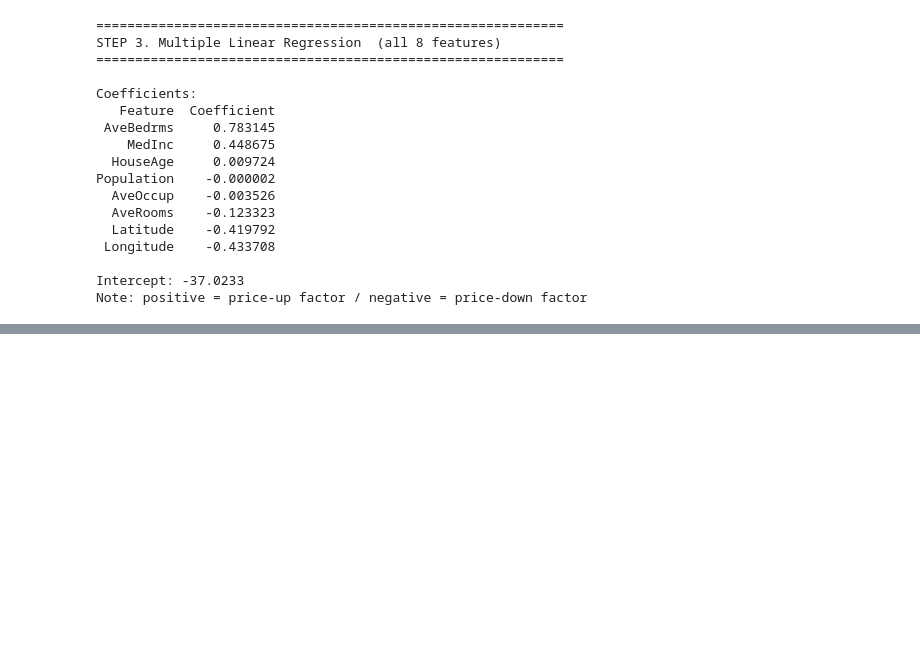
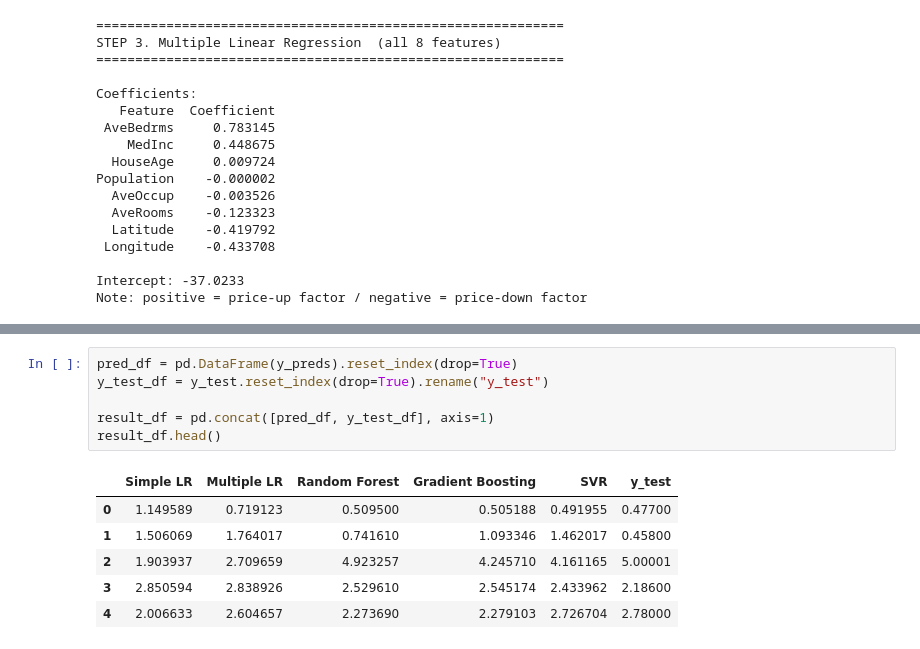
Before and after one commit to erickimkorea/ML_Training, a Jupyter notebook: d4_regression/04_01_Regression.ipynb, the cells around one changed output, grey strips where cells are left out. Saved outputs shown, nothing was run; the diff lists cells and outputs as text; blank space fills up the shorter version.

```diff
--- a/d4_regression/04_01_Regression.ipynb
+++ b/d4_regression/04_01_Regression.ipynb
@@ -303,0 +265,13 @@ Model
+# %%
+pred_df = pd.DataFrame(y_preds).reset_index(drop=True)
+y_test_df = y_test.reset_index(drop=True).rename("y_test")
+
+result_df = pd.concat([pred_df, y_test_df], axis=1)
+result_df.head()
+# %% [output]
+|  | Simple LR | Multiple LR | Random Forest | Gradient Boosting | SVR | y_test |
+| 0 | 1.149589 | 0.719123 | 0.509500 | 0.505188 | 0.491955 | 0.47700 |
+| 1 | 1.506069 | 1.764017 | 0.741610 | 1.093346 | 1.462017 | 0.45800 |
+| 2 | 1.903937 | 2.709659 | 4.923257 | 4.245710 | 4.161165 | 5.00001 |
+| 3 | 2.850594 | 2.838926 | 2.529610 | 2.545174 | 2.433962 | 2.18600 |
+| 4 | 2.006633 | 2.604657 | 2.273690 | 2.279103 | 2.726704 | 2.78000 |
```
Also changed, not shown: parts of 6 cells of this notebook, 13 other files.
